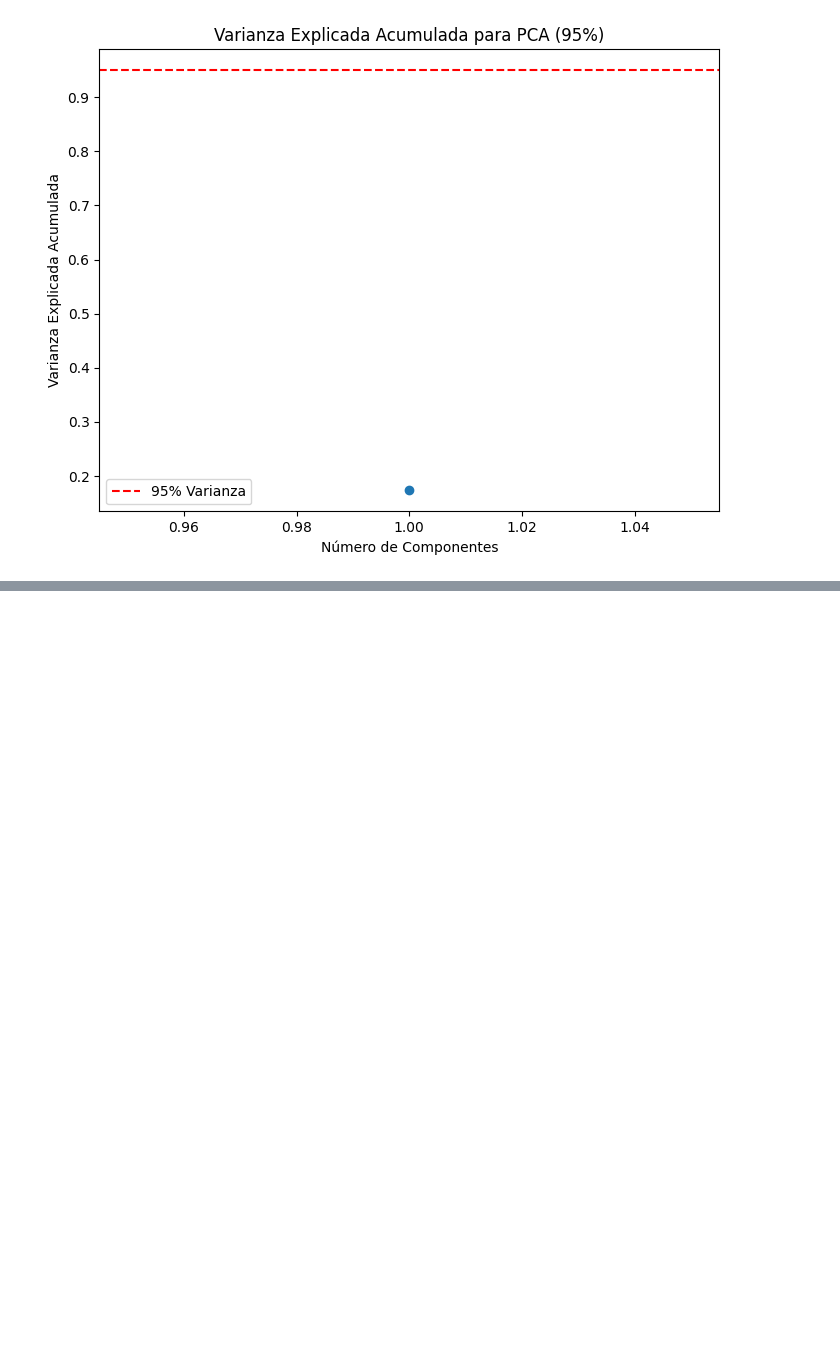
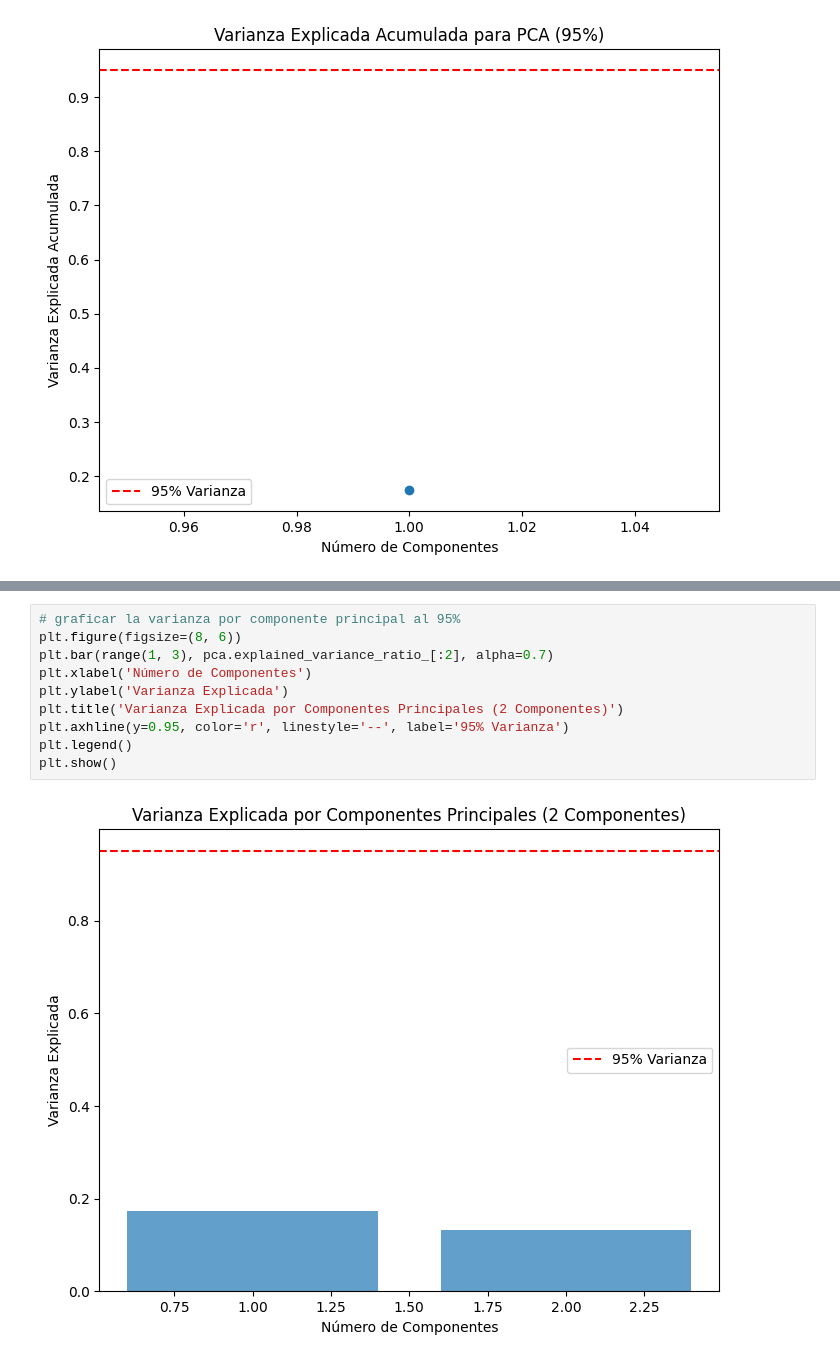
Before and after one commit to jlbonac/pca_creditos, a Jupyter notebook: pca_creditos.ipynb, the cells around one changed output, grey strips where cells are left out. Drawn from its saved outputs; the diff is of its cells as text; blank space fills up the shorter version.

```diff
--- a/pca_creditos.ipynb
+++ b/pca_creditos.ipynb
@@ -982,0 +1058,12 @@ PC5        0.807985      -0.012717
+# %%
+# graficar la varianza por componente principal al 95%
+plt.figure(figsize=(8, 6))
+plt.bar(range(1, 3), pca.explained_variance_ratio_[:2], alpha=0.7)
+plt.xlabel('Número de Componentes')
+plt.ylabel('Varianza Explicada')
+plt.title('Varianza Explicada por Componentes Principales (2 Componentes)')
+plt.axhline(y=0.95, color='r', linestyle='--', label='95% Varianza')
+plt.legend()
+plt.show()
+# %% [output]
+[figure, added]
```
Also changed, not shown: parts of 36 cells of this notebook.
